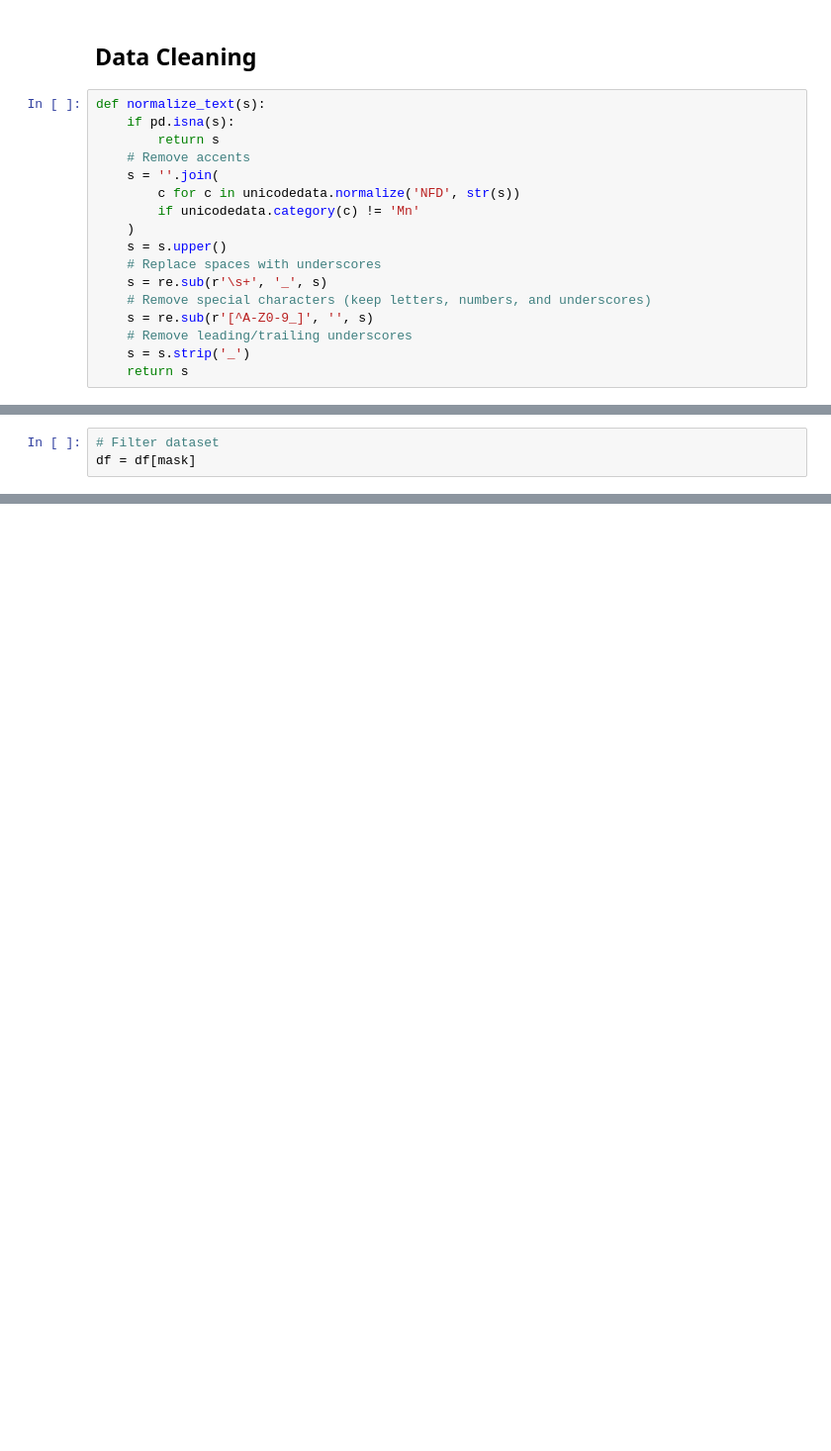
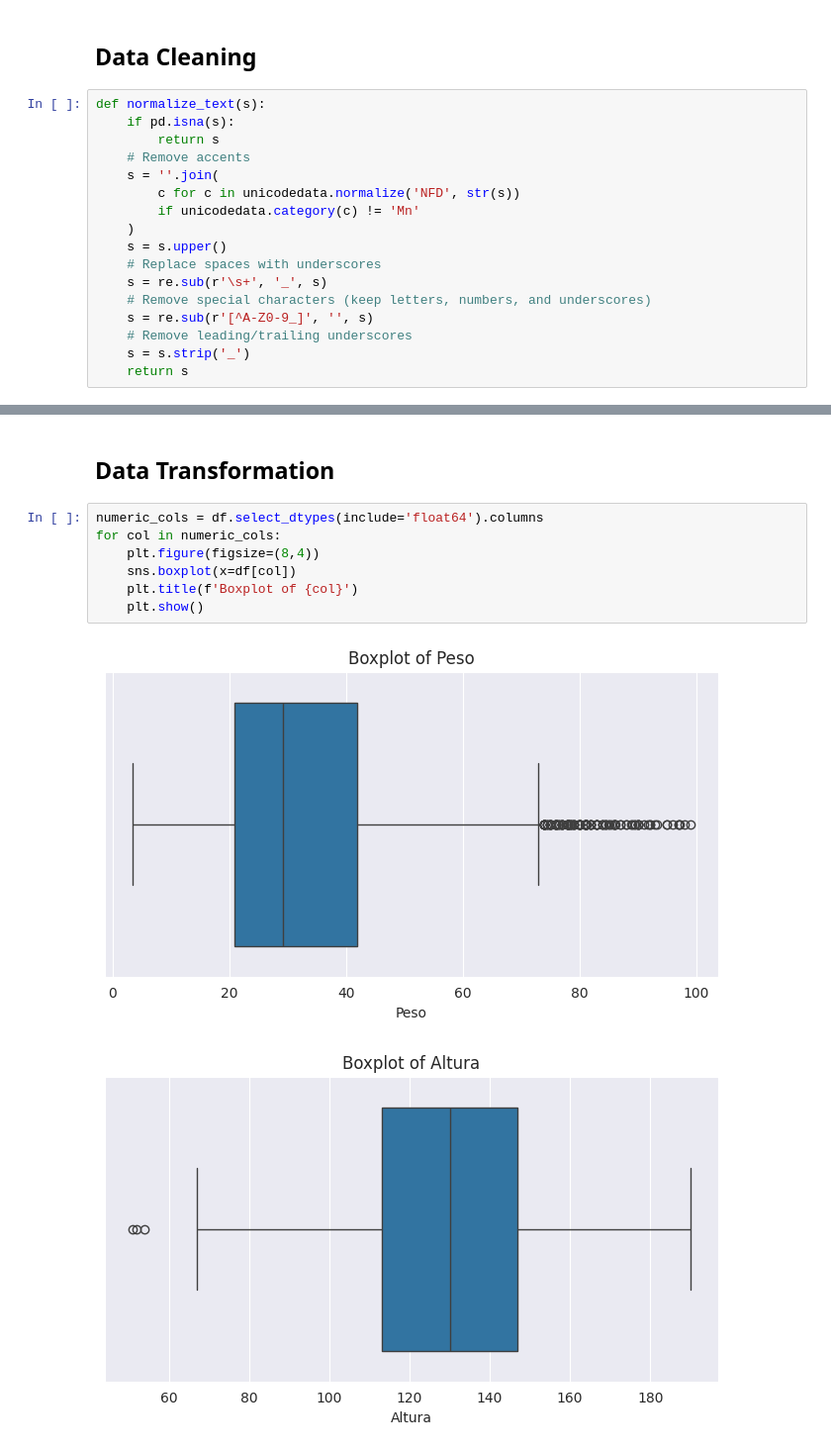
Before and after one commit to Proenca13/Project_FDS, a Jupyter notebook: PredictingCardiacDiseasesChildren.ipynb, the cells around one changed output, grey strips where cells are left out. Shown at 99% size. Saved outputs shown, nothing was run; the diff lists cells and outputs as text; blank space fills up the shorter version.

```diff
--- a/PredictingCardiacDiseasesChildren.ipynb
+++ b/PredictingCardiacDiseasesChildren.ipynb
@@ -470,3 +445,0 @@ mask = df.apply(
-# %%
-# Filter dataset
-df = df[mask]
@@ -512,0 +469,12 @@ df
+# %% [markdown]
+## Data Transformation
+# %%
+numeric_cols = df.select_dtypes(include='float64').columns
+for col in numeric_cols:
+    plt.figure(figsize=(8,4))
+    sns.boxplot(x=df[col])
+    plt.title(f'Boxplot of {col}')
+    plt.show()
+# %% [output]
+[figure, added]
+[figure, added]
```
Also changed, not shown: parts of 20 cells of this notebook, 1 other file.
